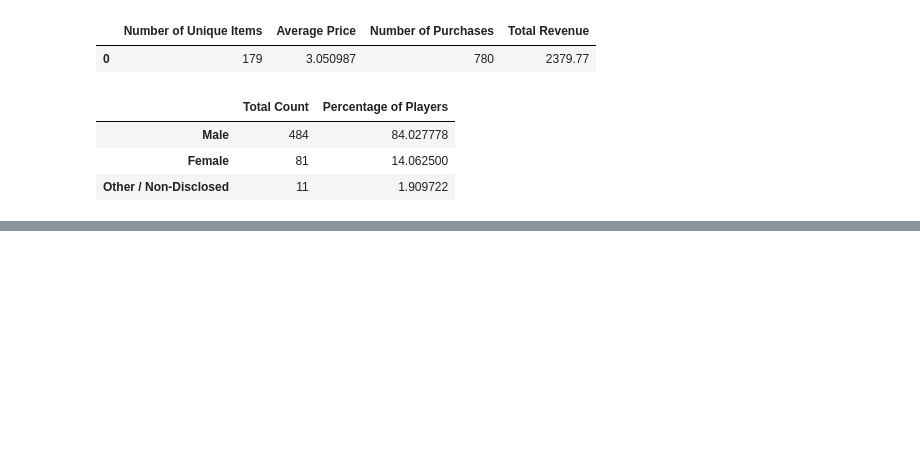
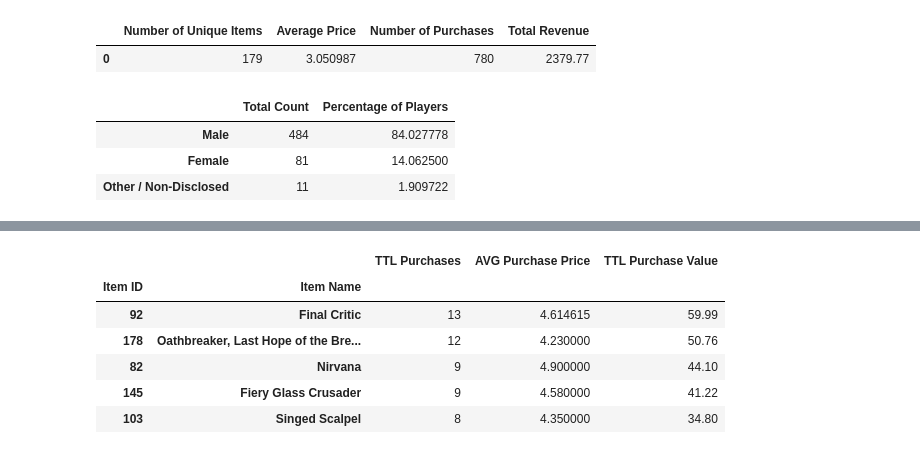
Before and after one commit to tiffburns/SMU_Assignments, a Jupyter notebook: 04-Pandas/HeroesOfPymoli/pymoli.ipynb, the cells around one changed output, grey strips where cells are left out. Cells and saved outputs as stored; diff of their text form; code cells hidden in the pictures; blank space fills up the shorter version.

```diff
--- a/04-Pandas/HeroesOfPymoli/pymoli.ipynb
+++ b/04-Pandas/HeroesOfPymoli/pymoli.ipynb
@@ -114,0 +243,14 @@ gender_table
+# %%
+#Most Profitable Items
+
+#display summary table with new sorted values
+popular_items = popular_items.sort_values(by="TTL Purchase Value", ascending=False)
+popular_items.head()
+# %% [output]
+|  |  | TTL Purchases | AVG Purchase Price | TTL Purchase Value |
+| Item ID | Item Name |  |  |  |
+| 92 | Final Critic | 13 | 4.614615 | 59.99 |
+| 178 | Oathbreaker, Last Hope of the Bre... | 12 | 4.230000 | 50.76 |
+| 82 | Nirvana | 9 | 4.900000 | 44.10 |
+| 145 | Fiery Glass Crusader | 9 | 4.580000 | 41.22 |
+| 103 | Singed Scalpel | 8 | 4.350000 | 34.80 |
```
Also changed, not shown: parts of 7 cells of this notebook, 1 other file.
